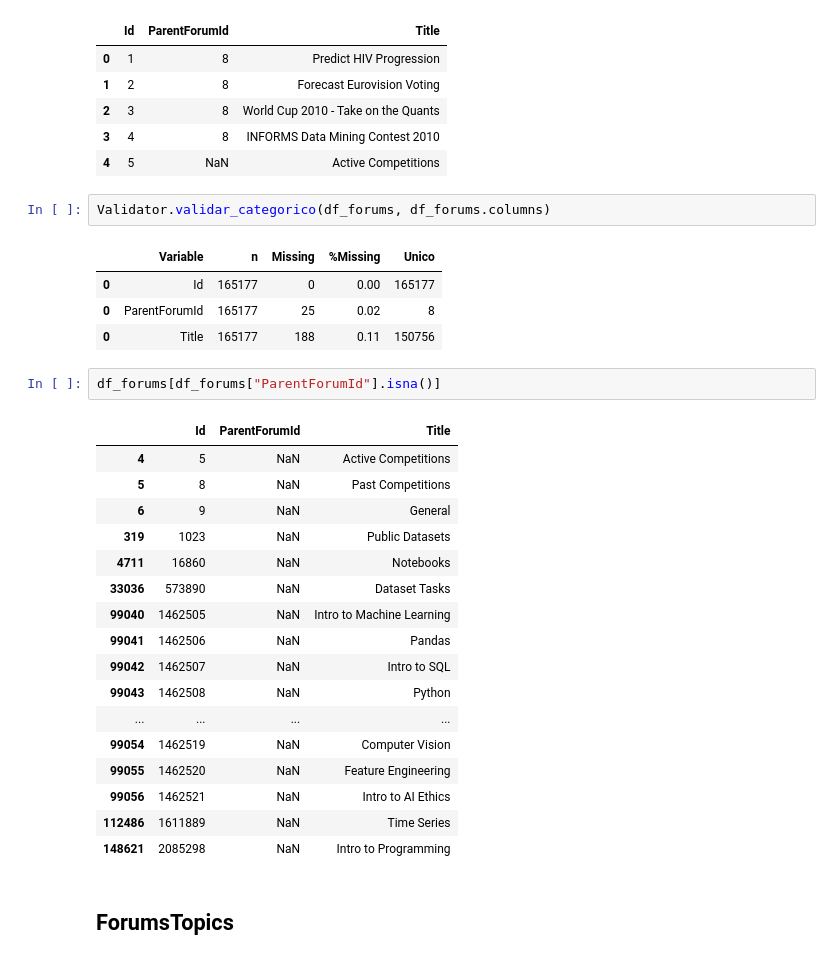
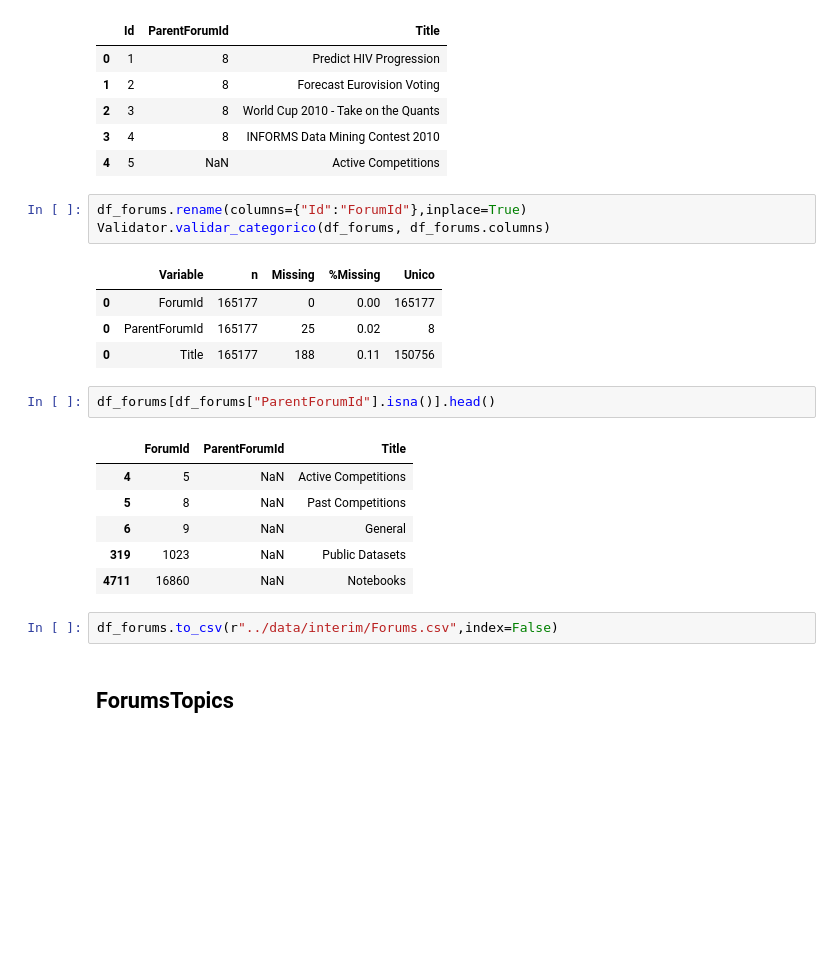
Before and after one commit to jsuasnabarh/kaggle-network-analysis, a Jupyter notebook: notebooks/DataUnderstanding.ipynb, the cells around one changed output. Drawn from its saved outputs; the diff is of its cells as text; blank space fills up the shorter version.

```diff
--- a/notebooks/EDA.ipynb
+++ b/notebooks/DataUnderstanding.ipynb
@@ -471,32 +576,24 @@ df_forums.head()
 | 3 | 4 | 8 | INFORMS Data Mining Contest 2010 |
 | 4 | 5 | NaN | Active Competitions |
 # %%
+df_forums.rename(columns={"Id":"ForumId"},inplace=True)
 Validator.validar_categorico(df_forums, df_forums.columns)
 # %% [output]
 |  | Variable | n | Missing | %Missing | Unico |
-| 0 | Id | 165177 | 0 | 0.00 | 165177 |
+| 0 | ForumId | 165177 | 0 | 0.00 | 165177 |
 | 0 | ParentForumId | 165177 | 25 | 0.02 | 8 |
 | 0 | Title | 165177 | 188 | 0.11 | 150756 |
 # %%
-df_forums[df_forums["ParentForumId"].isna()]
+df_forums[df_forums["ParentForumId"].isna()].head()
 # %% [output]
-|  | Id | ParentForumId | Title |
+|  | ForumId | ParentForumId | Title |
 | 4 | 5 | NaN | Active Competitions |
 | 5 | 8 | NaN | Past Competitions |
 | 6 | 9 | NaN | General |
 | 319 | 1023 | NaN | Public Datasets |
 | 4711 | 16860 | NaN | Notebooks |
-| 33036 | 573890 | NaN | Dataset Tasks |
-| 99040 | 1462505 | NaN | Intro to Machine Learning |
-| 99041 | 1462506 | NaN | Pandas |
-| 99042 | 1462507 | NaN | Intro to SQL |
-| 99043 | 1462508 | NaN | Python |
-| ... | ... | ... | ... |
-| 99054 | 1462519 | NaN | Computer Vision |
-| 99055 | 1462520 | NaN | Feature Engineering |
-| 99056 | 1462521 | NaN | Intro to AI Ethics |
-| 112486 | 1611889 | NaN | Time Series |
-| 148621 | 2085298 | NaN | Intro to Programming |
+# %%
+df_forums.to_csv(r"../data/interim/Forums.csv",index=False)
 # %% [markdown]
 ## ForumsTopics
 # %%
```
Also changed, not shown: parts of 84 cells of this notebook, 1 other file.
